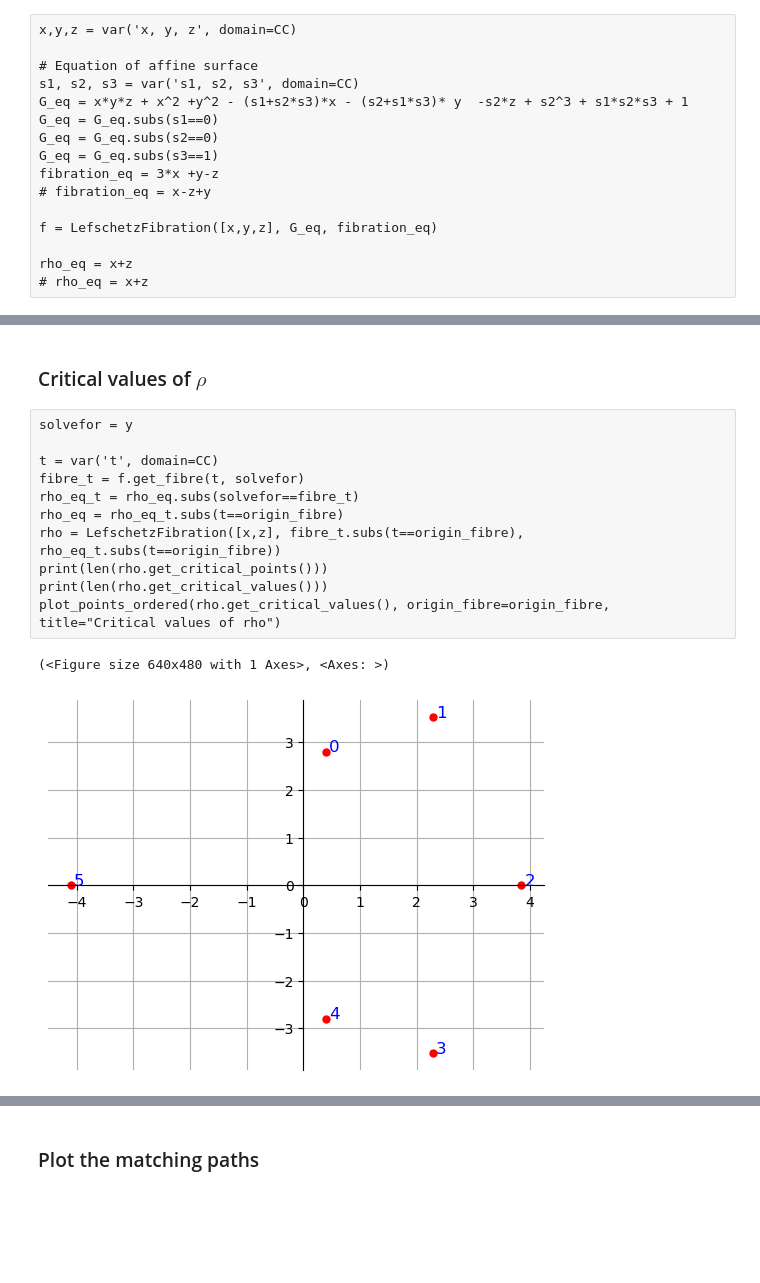
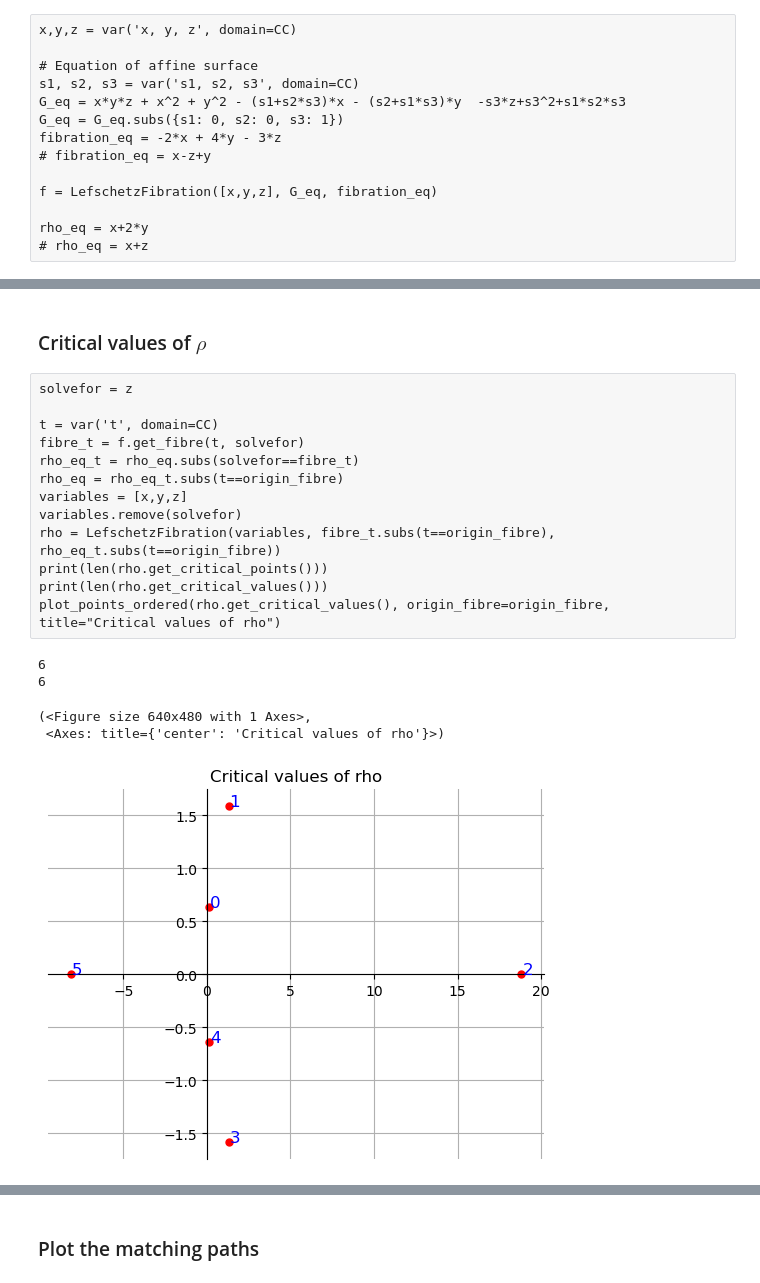
Before and after one commit to ViveLeFrance/Painlev-, a Jupyter notebook: painleve_5.ipynb, the cells around one changed output, grey strips where cells are left out. Drawn from its saved outputs; the diff is of its cells as text; blank space fills up the shorter version.

```diff
--- a/painleve_5.ipynb
+++ b/painleve_5.ipynb
@@ -10,16 +10,14 @@ x,y,z = var('x, y, z', domain=CC)
 
 # Equation of affine surface
 s1, s2, s3 = var('s1, s2, s3', domain=CC)
-G_eq = x*y*z + x^2 +y^2 - (s1+s2*s3)*x - (s2+s1*s3)* y  -s2*z + s2^3 + s1*s2*s3 + 1
-G_eq = G_eq.subs(s1==0)
-G_eq = G_eq.subs(s2==0)
-G_eq = G_eq.subs(s3==1)
-fibration_eq = 3*x +y-z
+G_eq = x*y*z + x^2 + y^2 - (s1+s2*s3)*x - (s2+s1*s3)*y  -s3*z+s3^2+s1*s2*s3
+G_eq = G_eq.subs({s1: 0, s2: 0, s3: 1})
+fibration_eq = -2*x + 4*y - 3*z
 # fibration_eq = x-z+y
 
 f = LefschetzFibration([x,y,z], G_eq, fibration_eq)
 
-rho_eq = x+z
+rho_eq = x+2*y
 # rho_eq = x+z
 # %%
 crit_points_f = f.get_critical_points()
@@ -44,16 +42,21 @@ plot_points_ordered(crit_values_f, 'Critical values of pi', origin_fibre=origin_
 # %% [markdown]
 ### Critical values of $\rho$
 # %%
-solvefor = y
+solvefor = z
 
 t = var('t', domain=CC)
 fibre_t = f.get_fibre(t, solvefor)
 rho_eq_t = rho_eq.subs(solvefor==fibre_t)
 rho_eq = rho_eq_t.subs(t==origin_fibre)
-rho = LefschetzFibration([x,z], fibre_t.subs(t==origin_fibre), rho_eq_t.subs(t==origin_fibre))
+variables = [x,y,z]
+variables.remove(solvefor)
+rho = LefschetzFibration(variables, fibre_t.subs(t==origin_fibre), rho_eq_t.subs(t==origin_fibre))
 print(len(rho.get_critical_points()))
 print(len(rho.get_critical_values()))
 plot_points_ordered(rho.get_critical_values(), origin_fibre=origin_fibre, title="Critical values of rho")
 # %% [output]
-(<Figure size 640x480 with 1 Axes>, <Axes: >)
+6
+6
+(<Figure size 640x480 with 1 Axes>,
+ <Axes: title={'center': 'Critical values of rho'}>)
-[figure, old version]
+[figure, new version]
```
Also changed, not shown: parts of 6 cells of this notebook, 7 other files.
